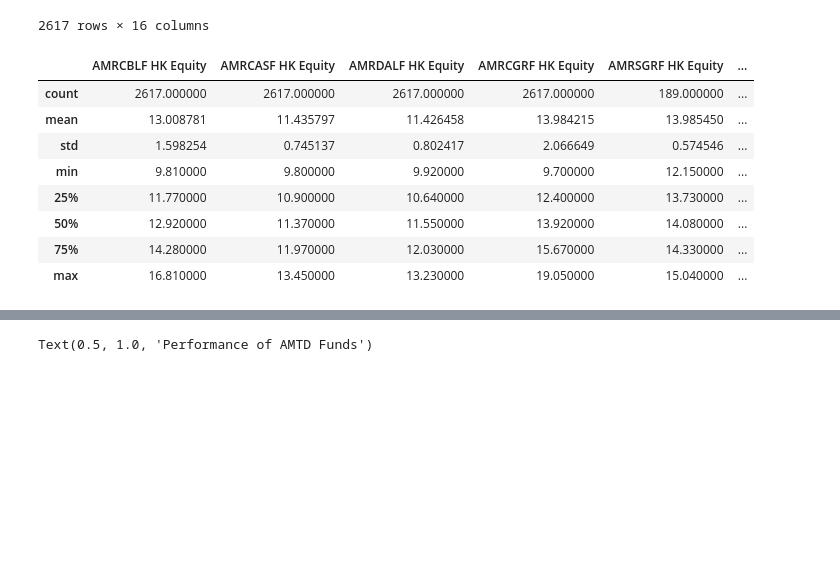
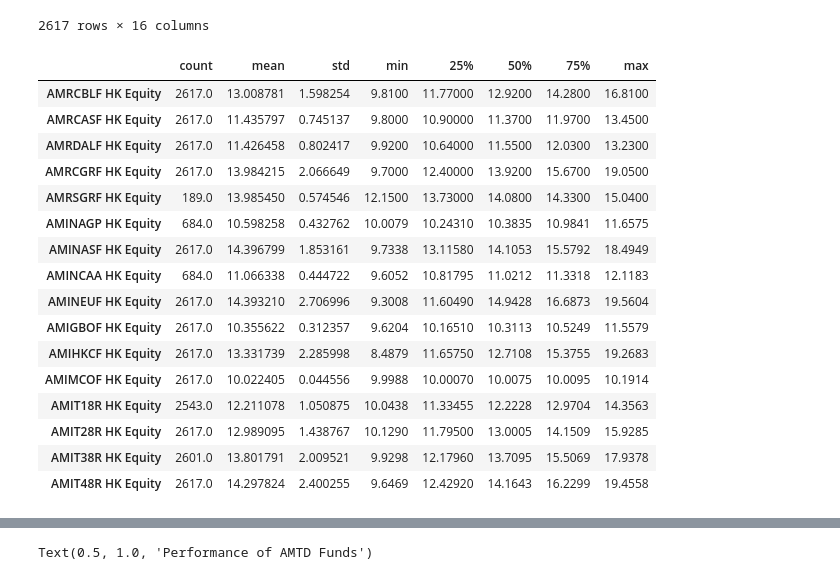
Before and after one commit to delladolphin/Data-Intelligence-Bootcademy, a Jupyter notebook: Capstone presentation_AMTD_(keep 3 funds).ipynb, the cells around one changed output, grey strips where cells are left out. Drawn from its saved outputs; the diff is of its cells as text; code cells hidden in the pictures; blank space fills up the shorter version.

```diff
--- a/Capstone presentation_AMTD_(keep 3 funds).ipynb
+++ b/Capstone presentation_AMTD_(keep 3 funds).ipynb
@@ -105,14 +115,24 @@ df.dropna(axis="index",how="all") #drop NaN values. The earliest data starts fro
 2617 rows × 16 columns
 # %%
 describe = df.describe()
+describe = pd.DataFrame(describe)
+describe = describe.T
 describe
 # %% [output]
-|  | AMRCBLF HK Equity | AMRCASF HK Equity | AMRDALF HK Equity | AMRCGRF HK Equity | AMRSGRF HK Equity | ... |
-| count | 2617.000000 | 2617.000000 | 2617.000000 | 2617.000000 | 189.000000 | ... |
-| mean | 13.008781 | 11.435797 | 11.426458 | 13.984215 | 13.985450 | ... |
-| std | 1.598254 | 0.745137 | 0.802417 | 2.066649 | 0.574546 | ... |
-| min | 9.810000 | 9.800000 | 9.920000 | 9.700000 | 12.150000 | ... |
-| 25% | 11.770000 | 10.900000 | 10.640000 | 12.400000 | 13.730000 | ... |
-| 50% | 12.920000 | 11.370000 | 11.550000 | 13.920000 | 14.080000 | ... |
-| 75% | 14.280000 | 11.970000 | 12.030000 | 15.670000 | 14.330000 | ... |
-| max | 16.810000 | 13.450000 | 13.230000 | 19.050000 | 15.040000 | ... |
+|  | count | mean | std | min | 25% | 50% | 75% | max |
+| AMRCBLF HK Equity | 2617.0 | 13.008781 | 1.598254 | 9.8100 | 11.77000 | 12.9200 | 14.2800 | 16.8100 |
+| AMRCASF HK Equity | 2617.0 | 11.435797 | 0.745137 | 9.8000 | 10.90000 | 11.3700 | 11.9700 | 13.4500 |
+| AMRDALF HK Equity | 2617.0 | 11.426458 | 0.802417 | 9.9200 | 10.64000 | 11.5500 | 12.0300 | 13.2300 |
+| AMRCGRF HK Equity | 2617.0 | 13.984215 | 2.066649 | 9.7000 | 12.40000 | 13.9200 | 15.6700 | 19.0500 |
+| AMRSGRF HK Equity | 189.0 | 13.985450 | 0.574546 | 12.1500 | 13.73000 | 14.0800 | 14.3300 | 15.0400 |
+| AMINAGP HK Equity | 684.0 | 10.598258 | 0.432762 | 10.0079 | 10.24310 | 10.3835 | 10.9841 | 11.6575 |
+| AMINASF HK Equity | 2617.0 | 14.396799 | 1.853161 | 9.7338 | 13.11580 | 14.1053 | 15.5792 | 18.4949 |
+| AMINCAA HK Equity | 684.0 | 11.066338 | 0.444722 | 9.6052 | 10.81795 | 11.0212 | 11.3318 | 12.1183 |
+| AMINEUF HK Equity | 2617.0 | 14.393210 | 2.706996 | 9.3008 | 11.60490 | 14.9428 | 16.6873 | 19.5604 |
+| AMIGBOF HK Equity | 2617.0 | 10.355622 | 0.312357 | 9.6204 | 10.16510 | 10.3113 | 10.5249 | 11.5579 |
+| AMIHKCF HK Equity | 2617.0 | 13.331739 | 2.285998 | 8.4879 | 11.65750 | 12.7108 | 15.3755 | 19.2683 |
+| AMIMCOF HK Equity | 2617.0 | 10.022405 | 0.044556 | 9.9988 | 10.00070 | 10.0075 | 10.0095 | 10.1914 |
+| AMIT18R HK Equity | 2543.0 | 12.211078 | 1.050875 | 10.0438 | 11.33455 | 12.2228 | 12.9704 | 14.3563 |
+| AMIT28R HK Equity | 2617.0 | 12.989095 | 1.438767 | 10.1290 | 11.79500 | 13.0005 | 14.1509 | 15.9285 |
+| AMIT38R HK Equity | 2601.0 | 13.801791 | 2.009521 | 9.9298 | 12.17960 | 13.7095 | 15.5069 | 17.9378 |
+| AMIT48R HK Equity | 2617.0 | 14.297824 | 2.400255 | 9.6469 | 12.42920 | 14.1643 | 16.2299 | 19.4558 |
```
Also changed, not shown: parts of 5 cells of this notebook.
